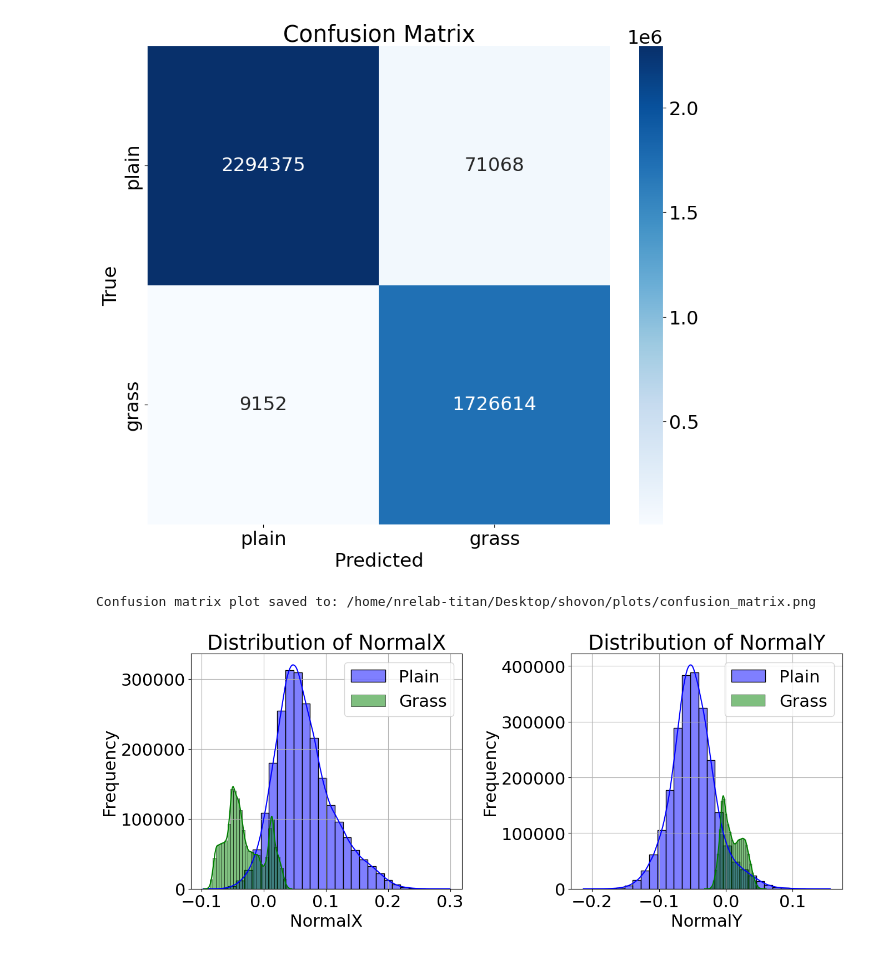
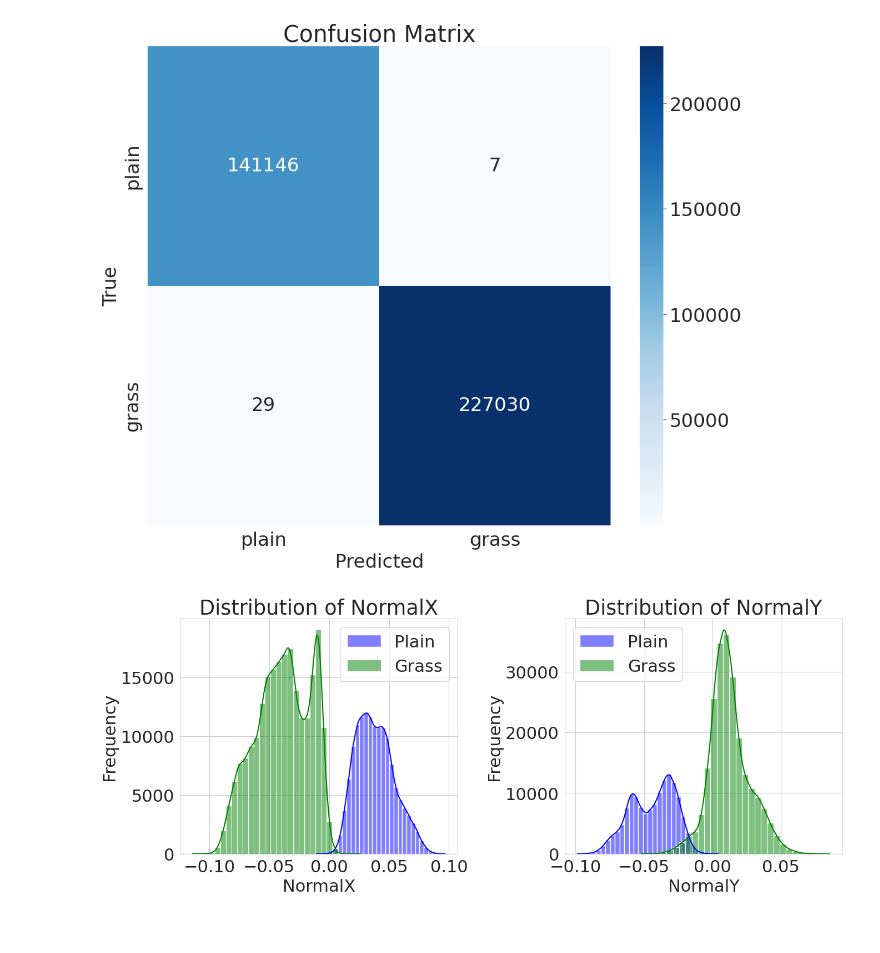
Before and after one commit to ShovonSaha/lidar-stairs-detection, a Jupyter notebook: Python codes/Terrain Classification/terrain_classification_normals.ipynb, the cells around one changed output. Cells and saved outputs as stored; diff of their text form; code cells hidden in the pictures.

```diff
--- a/Python codes/Terrain Classification/terrain_classification_normals.ipynb
+++ b/Python codes/Terrain Classification/terrain_classification_normals.ipynb
@@ -43,10 +41,11 @@ os.environ['JOBLIB_TEMP_FOLDER'] = '/home/shovon/Desktop/temp_joblib' # Asus Lap
 
 # ----------------------------------------------------------------------------------------------------------------------------
 # Load Noisy CSV files on Asus Laptop
-
+# ----------------------------------------------------------------------------------------------------------------------------
 # 4 mm
+plain_terrain_file = '/home/shovon/Desktop/catkin_ws/src/stat_analysis/noise_csv_files/plain_terrain_features_4_mm_cropped.csv'
 # plain_terrain_file = '/home/shovon/Desktop/catkin_ws/src/stat_analysis/noise_csv_files/plain_terrain_features_4_mm.csv'
-# grass_terrain_file = '/home/shovon/Desktop/catkin_ws/src/stat_analysis/noise_csv_files/grass_terrain_features_4_mm.csv'
+grass_terrain_file = '/home/shovon/Desktop/catkin_ws/src/stat_analysis/noise_csv_files/grass_terrain_features_4_mm.csv'
 
 # # 6 mm
 # plain_terrain_file = '/home/shovon/Desktop/catkin_ws/src/stat_analysis/noise_csv_files/plain_terrain_features_6_mm.csv'
@@ -57,9 +56,9 @@ os.environ['JOBLIB_TEMP_FOLDER'] = '/home/shovon/Desktop/temp_joblib' # Asus Lap
 # grass_terrain_file = '/home/shovon/Desktop/catkin_ws/src/stat_analysis/noise_csv_files/grass_terrain_features_8_mm.csv'
 
 # # 10 mm
-plain_terrain_file = '/home/shovon/Desktop/catkin_ws/src/stat_analysis/noise_csv_files/plain_terrain_features_10_mm.csv'
-grass_terrain_file = '/home/shovon/Desktop/catkin_ws/src/stat_analysis/noise_csv_files/grass_terrain_features_10_mm.csv'
-
+# plain_terrain_file = '/home/shovon/Desktop/catkin_ws/src/stat_analysis/noise_csv_files/plain_terrain_features_10_mm.csv'
+# grass_terrain_file = '/home/shovon/Desktop/catkin_ws/src/stat_analysis/noise_csv_files/grass_terrain_features_10_mm.csv'
+# ----------------------------------------------------------------------------------------------------------------------------
 
 # Load CSV files
 plain_terrain_df = pd.read_csv(plain_terrain_file)
@@ -90,7 +89,7 @@ X = combined_df[features]
 y = combined_df['label'].map({'plain': 0, 'grass': 1})
 
 # Set the percentage of the dataset to use for training
-train_percentage = 0.20  # 0.1 = 10%
+train_percentage = 0.999  # 0.1 = 10%
 
 # Split the data
 X_train, X_rest, y_train, y_rest = train_test_split(X, y, train_size=train_percentage, stratify=y, random_state=42)
@@ -126,7 +125,10 @@ plt.show()
 # Model Training and Cross-Validation
 # --------------------------------------------------
 # Initialize the SVM model with specified parameters
-svm_model = SVC(kernel='rbf', C=100, gamma=0.1, verbose=True)
+# svm_model = SVC(kernel='rbf', C=100, gamma=0.1, verbose=True)
+
+# Linear kernel
+svm_model = SVC(kernel='linear', C=100, verbose=True)  # Use 'linear' kernel instead of 'rbf'
 
 # Perform 5-fold cross-validation
 skf = StratifiedKFold(n_splits=5, shuffle=True, random_state=42)
@@ -155,4 +157,8 @@ print(conf_matrix)
 class_report = classification_report(y_train, y_pred, target_names=['plain', 'grass'])
 print("Classification Report:")
 print(class_report)
+
+# print(f"Length of y_train: {len(y_train)}")
+# print(f"Length of y_pred: {len(y_pred)}")
+# print(f"Length of y_decision: {len(y_decision)}")
 # %% [output]
@@ -208,33 +232,32 @@ ValueError: Found input variables with inconsistent numbers of samples: [399220,
 # %%
 # --------------------------------------------------
 # Plot Confusion Matrix
 # --------------------------------------------------
 
 # Set the directory where you want to save the plots
-plot_save_dir = '/home/nrelab-titan/Desktop/shovon/plots/'
+# plot_save_dir = '/home/nrelab-titan/Desktop/shovon/plots/'
 
 # Ensure the directory exists
-os.makedirs(plot_save_dir, exist_ok=True)
+# os.makedirs(plot_save_dir, exist_ok=True)
 
 # Increase text size for plots
 plt.rcParams.update({'font.size': 22})
 
 # Plot Confusion Matrix using Seaborn
 plt.figure(figsize=(12, 10))
 sns.heatmap(conf_matrix, annot=True, fmt='d', cmap='Blues', xticklabels=['plain', 'grass'], yticklabels=['plain', 'grass'])
 plt.xlabel('Predicted')
 plt.ylabel('True')
 plt.title('Confusion Matrix')
-confusion_matrix_path = os.path.join(plot_save_dir, 'confusion_matrix.png')
-plt.savefig(confusion_matrix_path)
+# confusion_matrix_path = os.path.join(plot_save_dir, 'confusion_matrix.png')
+# plt.savefig(confusion_matrix_path)
 
 # Show the plot
 plt.show()
 
-print(f"Confusion matrix plot saved to: {confusion_matrix_path}")
+# print(f"Confusion matrix plot saved to: {confusion_matrix_path}")
 # %% [output]
-[figure, old version]
+[figure, new version]
-Confusion matrix plot saved to: /home/nrelab-titan/Desktop/shovon/plots/confusion_matrix.png
 # %%
 # Plot side by side histograms for NormalX
 plt.figure(figsize=(14, 6))
@@ -261,4 +284,4 @@ plt.grid(True)
 plt.tight_layout()
 plt.show()
 # %% [output]
-[figure, old version]
+[figure, new version]
```
Also changed, not shown: parts of 5 cells of this notebook, 49 other files.
